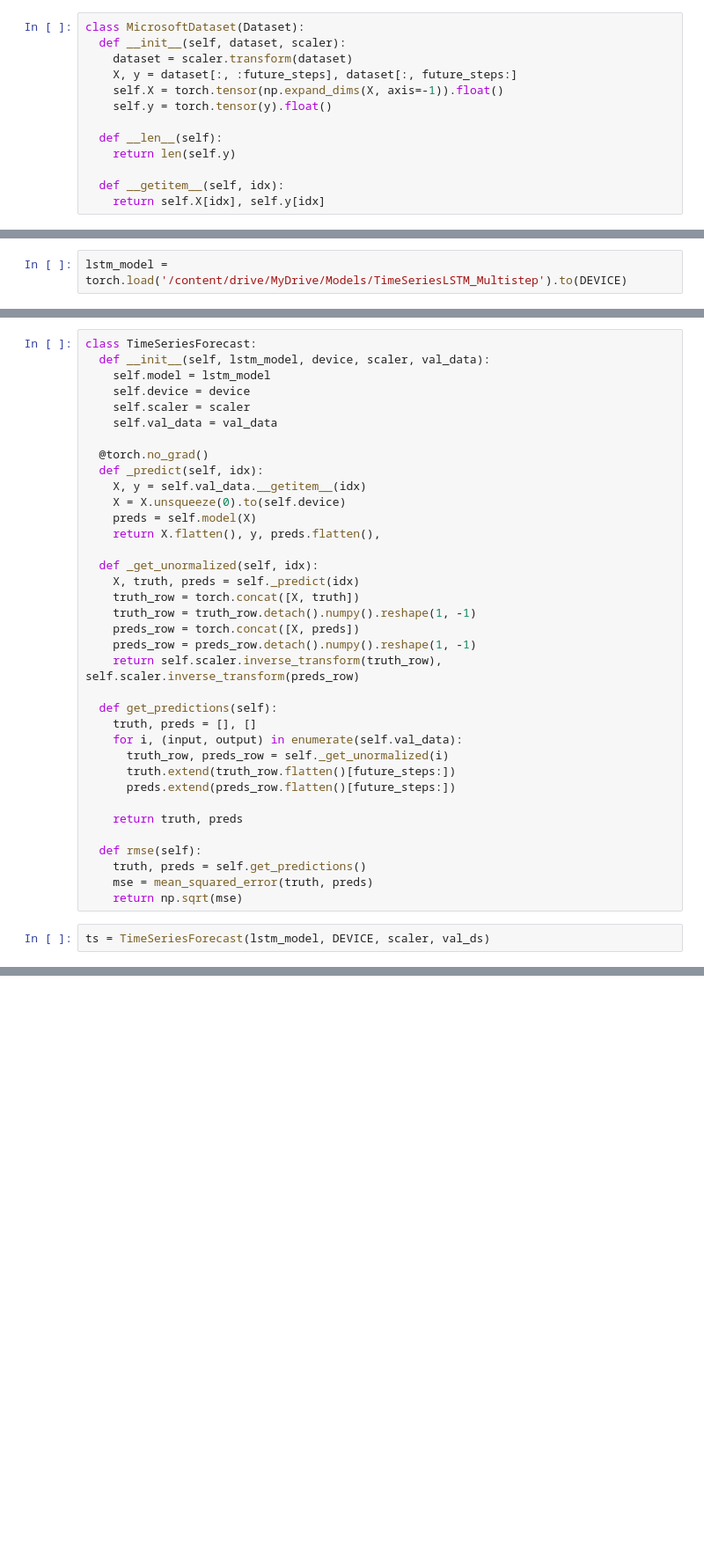
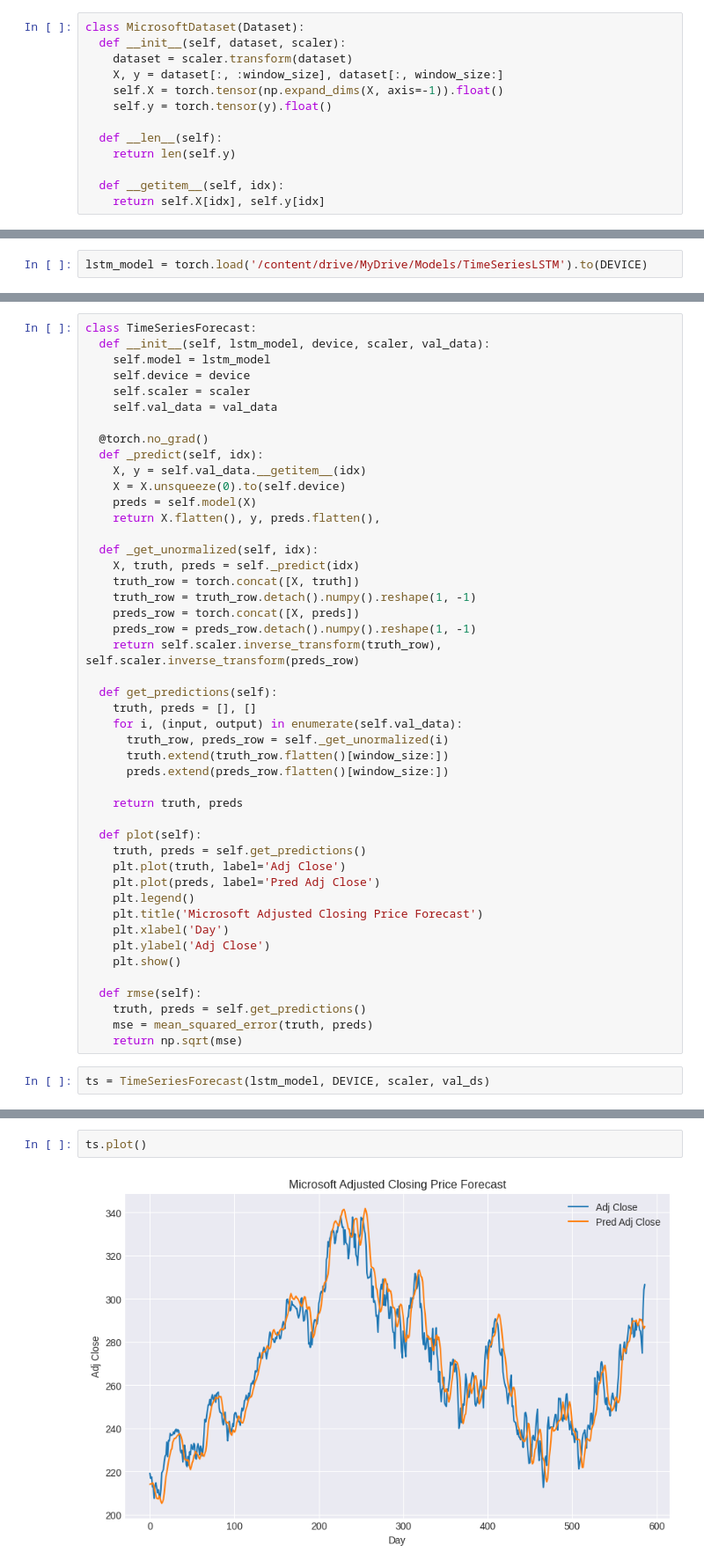
Before and after one commit to danplotkin/LSTM_Time_Series, a Jupyter notebook: TimeSeriesLSTM.ipynb, the cells around one changed output, grey strips where cells are left out. Shown: that part at 88% size. Saved outputs shown, nothing was run; the diff lists cells and outputs as text; blank space fills up the shorter version.

```diff
--- a/TimeSeriesLSTM.ipynb
+++ b/TimeSeriesLSTM.ipynb
@@ -113,7 +109,7 @@ scaler = MinMaxScaler().fit(train) # fit scaler
 class MicrosoftDataset(Dataset):
   def __init__(self, dataset, scaler):
     dataset = scaler.transform(dataset)
-    X, y = dataset[:, :future_steps], dataset[:, future_steps:]
+    X, y = dataset[:, :window_size], dataset[:, window_size:]
     self.X = torch.tensor(np.expand_dims(X, axis=-1)).float()
     self.y = torch.tensor(y).float()
 
@@ -334,2 +330,2 @@ trainer.evaluate()
 # %%
-lstm_model = torch.load('/content/drive/MyDrive/Models/TimeSeriesLSTM_Multistep').to(DEVICE)
+lstm_model = torch.load('/content/drive/MyDrive/Models/TimeSeriesLSTM').to(DEVICE)
@@ -362,10 +360,20 @@ class TimeSeriesForecast:
     truth, preds = [], []
     for i, (input, output) in enumerate(self.val_data):
       truth_row, preds_row = self._get_unormalized(i)
-      truth.extend(truth_row.flatten()[future_steps:])
-      preds.extend(preds_row.flatten()[future_steps:])
+      truth.extend(truth_row.flatten()[window_size:])
+      preds.extend(preds_row.flatten()[window_size:])
 
     return truth, preds
+
+  def plot(self):
+    truth, preds = self.get_predictions()
+    plt.plot(truth, label='Adj Close')
+    plt.plot(preds, label='Pred Adj Close')
+    plt.legend()
+    plt.title('Microsoft Adjusted Closing Price Forecast')
+    plt.xlabel('Day')
+    plt.ylabel('Adj Close')
+    plt.show()
 
   def rmse(self):
     truth, preds = self.get_predictions()
@@ -375,0 +386,4 @@ ts = TimeSeriesForecast(lstm_model, DEVICE, scaler, val_ds)
+# %%
+ts.plot()
+# %% [output]
+[figure, added]
```
Also changed, not shown: parts of 16 cells of this notebook.
